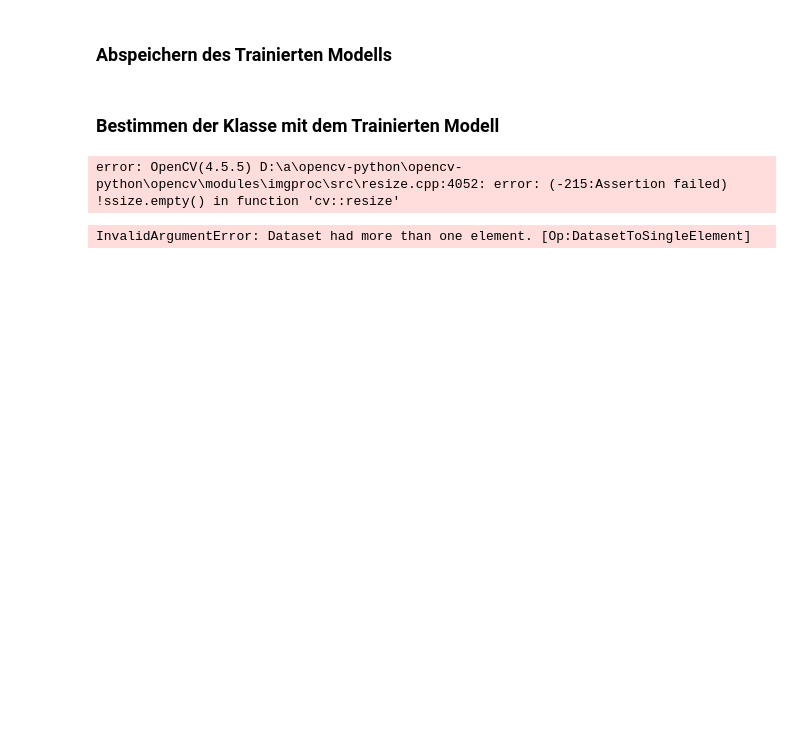
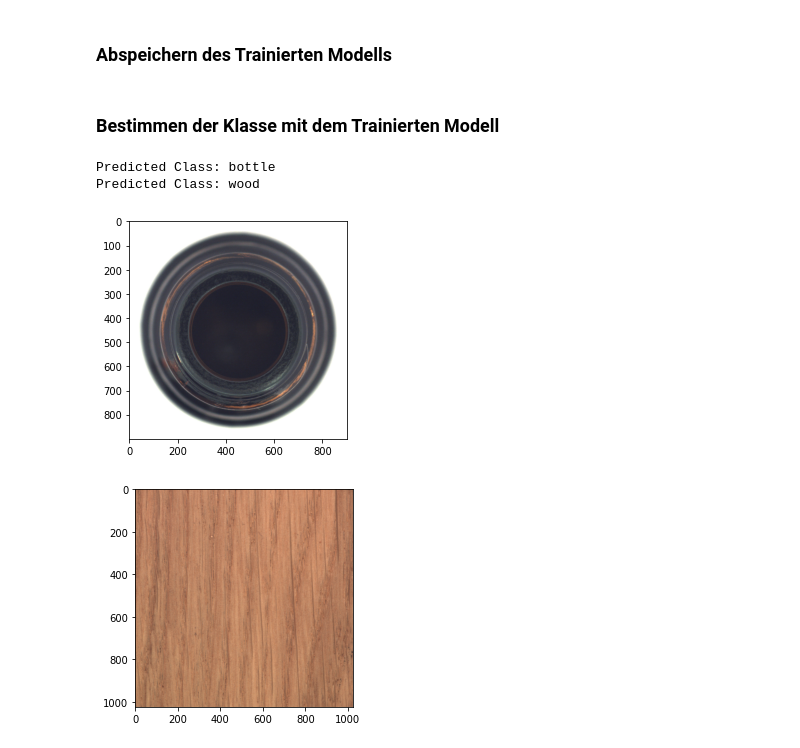
Before and after one commit to Keypos/KI_SS22, a Jupyter notebook: Klassifikation_TL_CNN.ipynb, the cells around one changed output. Saved outputs shown, nothing was run; the diff lists cells and outputs as text; code cells hidden in the pictures; blank space fills up the shorter version.

```diff
--- a/Klassifikation_TL_CNN.ipynb
+++ b/Klassifikation_TL_CNN.ipynb
@@ -223,31 +216,32 @@ model.save('Models/A1_TL_OO.h5')
 loaded_model=keras.models.load_model('Models/A1_TL_OO.h5',custom_objects={"f1_m":f1_m,"precision_m":precision_m,"recall_m":recall_m})
 # %% [markdown]
 ### Bestimmen der Klasse mit dem Trainierten Modell
-# %%
-import cv2
-import numpy as np
-def load(filename):
-   np_image = cv2.imread(filename)
-   np_image = cv2.resize(np_image, (150, 150))
-   np_image = np.expand_dims(np_image, axis=0)
-   return np_image
-
-image = load('weiss.JPG')
-#0: Dosenoeffner   1:Flaschenoeffner   2:Korkenzieher
-model.predict(image)
-# %% [output]
-error: OpenCV(4.5.5) D:\a\opencv-python\opencv-python\opencv\modules\imgproc\src\resize.cpp:4052: error: (-215:Assertion failed) !ssize.empty() in function 'cv::resize'
-# %%
-image=val_dataset.get_single_element()
-val_dataset.sample_from_datasets
-# %% [output]
-InvalidArgumentError: Dataset had more than one element. [Op:DatasetToSingleElement]
-# %%
-src_path="orginal_Dataset/mvtec_anomaly_detection/"
-dst_path="Set_01/"
-dst_path_2="Set_02/"
-dst_path_3="Dataset/Set_02/"
-
-#read_and_label_Images_only_objects(src_path,dst_path)
-#read_and_label_Images(src_path,dst_path_2)
-read_and_label_Images(src_path,dst_path_3)
+# %%
+import cv2
+import numpy as np
+import matplotlib.pyplot as plt
+import matplotlib.image as mpimg
+
+
+def load(filename):
+   np_image = cv2.imread(filename)
+   np_image = cv2.resize(np_image, (150, 150))
+   np_image = np.expand_dims(np_image, axis=0)
+   return np_image
+
+#TODO Images aus dem Validierungssatz nehmen
+image =[load('0a5d5050-1a2a-4dc4-a763-0eda0f1e03f8_bottle.png'),load('0b3597ff-e946-42f3-8c9f-5eb80447417c_wood.png')]
+img=[mpimg.imread('0a5d5050-1a2a-4dc4-a763-0eda0f1e03f8_bottle.png'),mpimg.imread('0b3597ff-e946-42f3-8c9f-5eb80447417c_wood.png')]
+labels=os.listdir(dst_path)
+#array=model.predict(image)
+for i in range(len(image)):
+   array=loaded_model.predict(image[i])
+   max_value=np.argmax(array)
+   print("Predicted Class: {}".format(labels[max_value]))
+   plt.figure(i+1)
+   plt.imshow(img[i])
+# %% [output]
+Predicted Class: bottle
+Predicted Class: wood
+[figure, added]
+[figure, added]
```
Also changed, not shown: parts of 9 cells of this notebook, 5 other files.
